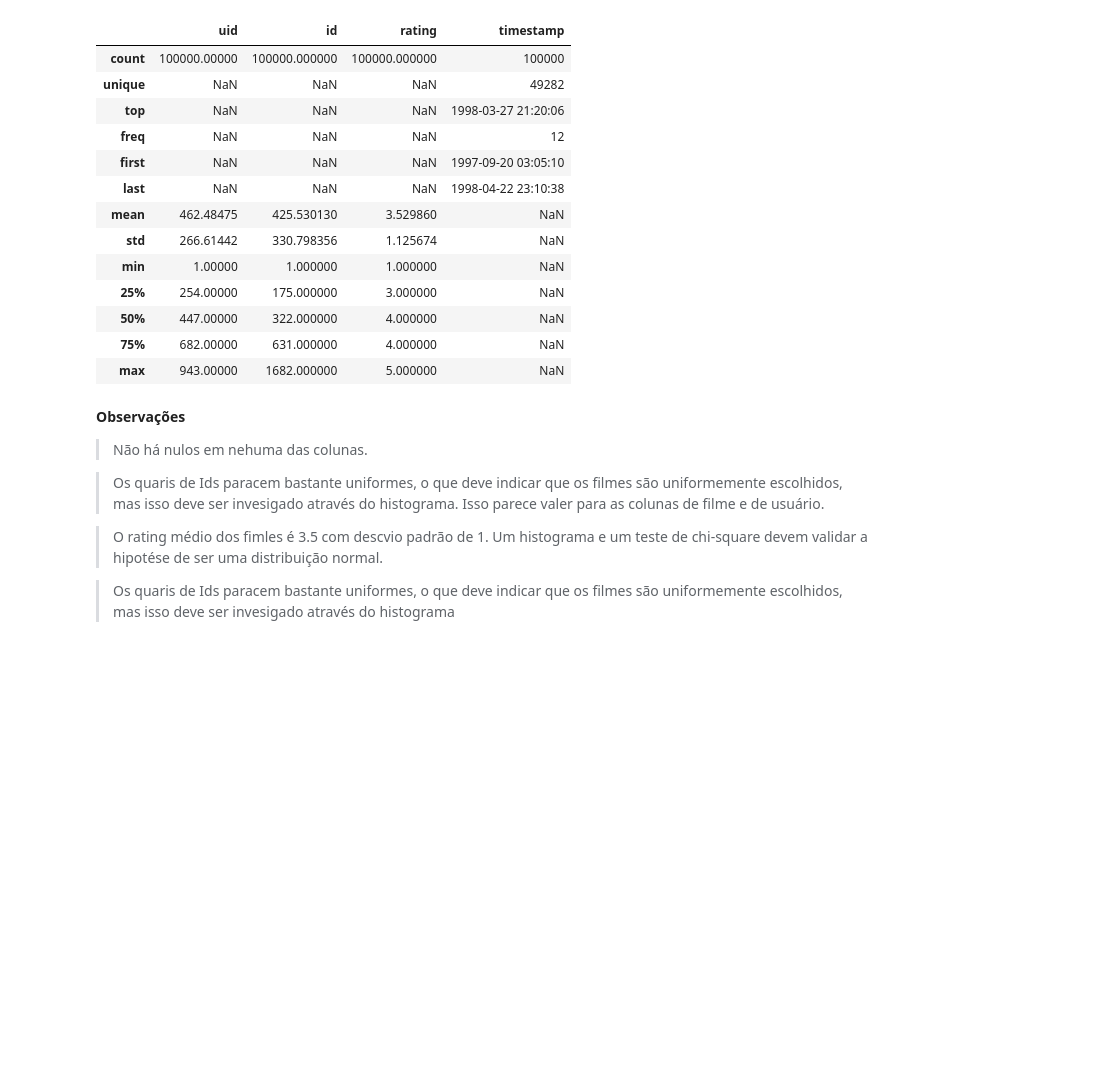
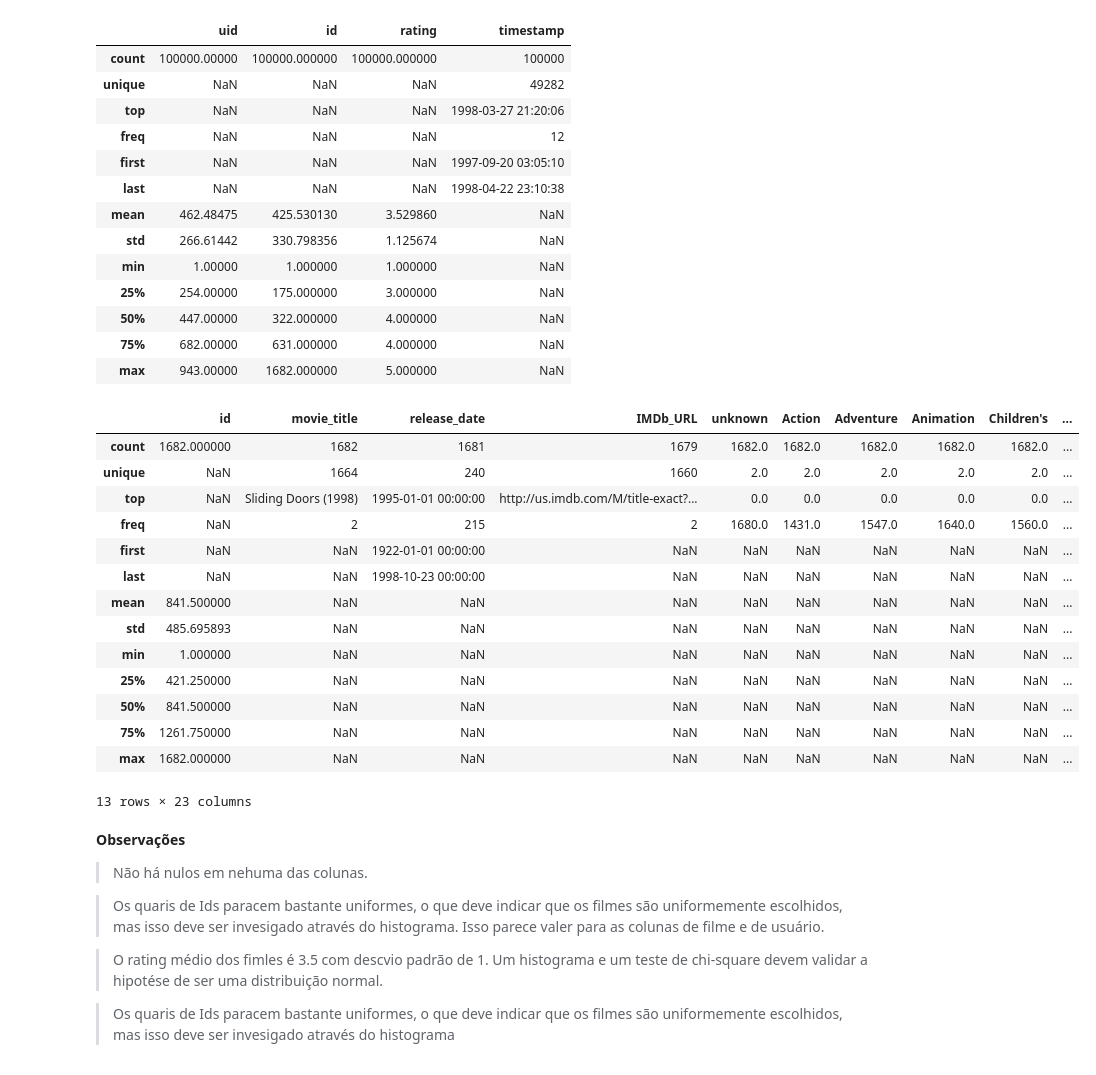
Before and after one commit to aiboxlab-ufrpe-edu-br/MovieLens-1, a Jupyter notebook: DataUnderstanding/visualizacao_e_analise_100k.ipynb, the cells around one changed output. Drawn from its saved outputs; the diff is of its cells as text; code cells hidden in the pictures; blank space fills up the shorter version.

```diff
--- a/DataUnderstanding/visualizacao_e_analise_100k.ipynb
+++ b/DataUnderstanding/visualizacao_e_analise_100k.ipynb
@@ -86,7 +89,7 @@ moviesDFColsNames = "movie id | movie title | release date | video release date
               IMDb URL | unknown | Action | Adventure | Animation | \
               Children's | Comedy | Crime | Documentary | Drama | Fantasy | \
               Film-Noir | Horror | Musical | Mystery | Romance | Sci-Fi | \
-              Thriller | War | Western |".split('|')
+              Thriller | War | Western".split('|')
 # %%
 moviesDFColsNames = [x.strip().replace(' ','_') for x in moviesDFColsNames]
 # %%
@@ -149,6 +156,24 @@ ratingsDF_typed.describe(include='all')
 | 50% | 447.00000 | 322.000000 | 4.000000 | NaN |
 | 75% | 682.00000 | 631.000000 | 4.000000 | NaN |
 | max | 943.00000 | 1682.000000 | 5.000000 | NaN |
+# %%
+moviesDF_typed.describe(include='all')
+# %% [output]
+|  | id | movie_title | release_date | IMDb_URL | unknown | Action | Adventure | Animation | Children's | ... |
+| count | 1682.000000 | 1682 | 1681 | 1679 | 1682.0 | 1682.0 | 1682.0 | 1682.0 | 1682.0 | ... |
+| unique | NaN | 1664 | 240 | 1660 | 2.0 | 2.0 | 2.0 | 2.0 | 2.0 | ... |
+| top | NaN | Sliding Doors (1998) | 1995-01-01 00:00:00 | http://us.imdb.com/M/title-exact?... | 0.0 | 0.0 | 0.0 | 0.0 | 0.0 | ... |
+| freq | NaN | 2 | 215 | 2 | 1680.0 | 1431.0 | 1547.0 | 1640.0 | 1560.0 | ... |
+| first | NaN | NaN | 1922-01-01 00:00:00 | NaN | NaN | NaN | NaN | NaN | NaN | ... |
+| last | NaN | NaN | 1998-10-23 00:00:00 | NaN | NaN | NaN | NaN | NaN | NaN | ... |
+| mean | 841.500000 | NaN | NaN | NaN | NaN | NaN | NaN | NaN | NaN | ... |
+| std | 485.695893 | NaN | NaN | NaN | NaN | NaN | NaN | NaN | NaN | ... |
+| min | 1.000000 | NaN | NaN | NaN | NaN | NaN | NaN | NaN | NaN | ... |
+| 25% | 421.250000 | NaN | NaN | NaN | NaN | NaN | NaN | NaN | NaN | ... |
+| 50% | 841.500000 | NaN | NaN | NaN | NaN | NaN | NaN | NaN | NaN | ... |
+| 75% | 1261.750000 | NaN | NaN | NaN | NaN | NaN | NaN | NaN | NaN | ... |
+| max | 1682.000000 | NaN | NaN | NaN | NaN | NaN | NaN | NaN | NaN | ... |
+13 rows × 23 columns
 # %% [markdown]
 **Observações**
 > Não há nulos em nehuma das colunas.
```
Also changed, not shown: parts of 14 cells of this notebook.
